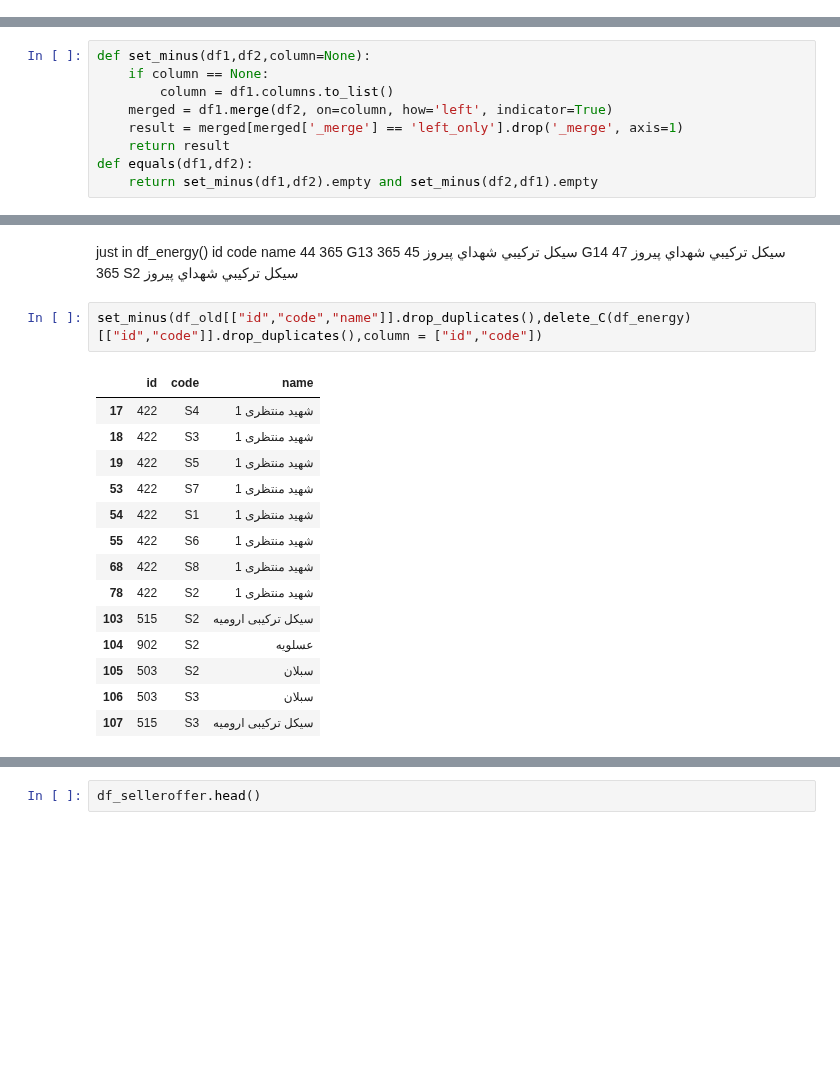
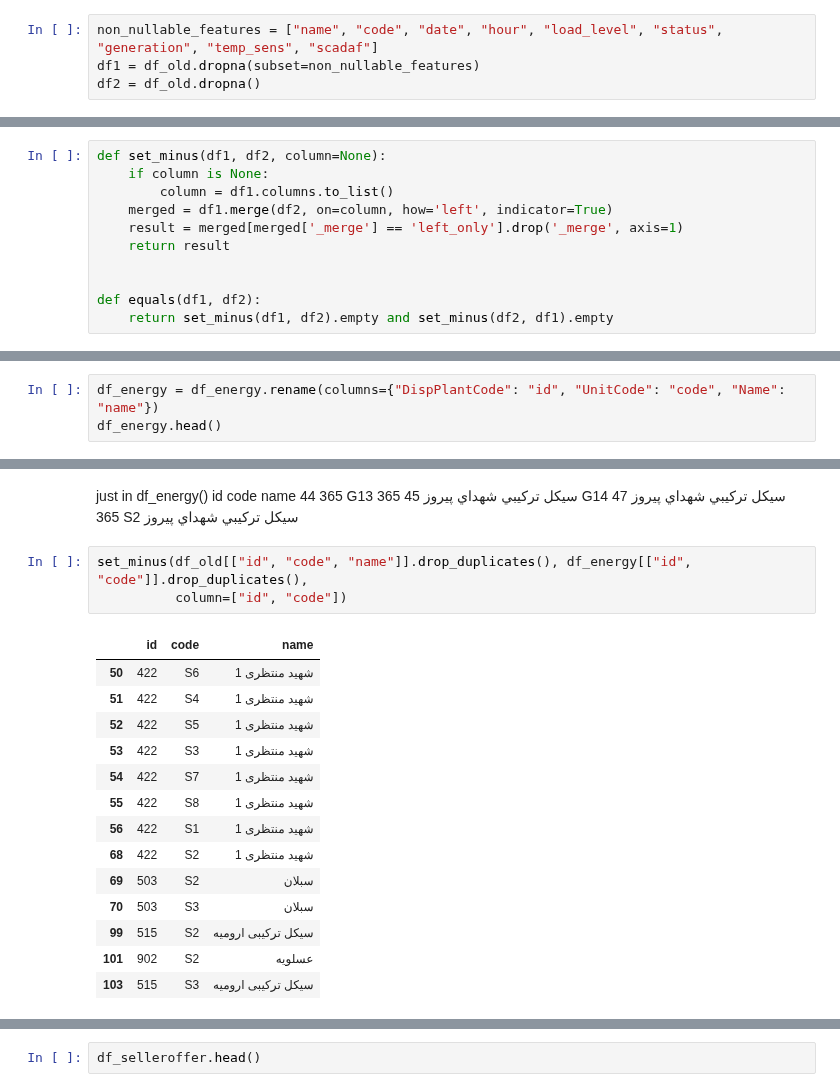
Before and after one commit to SHSMJ200/Bargh_ML, a Jupyter notebook: src/models/jupyter_files/test_null_data.ipynb, the cells around one changed output, grey strips where cells are left out. Cells and saved outputs as stored; diff of their text form; blank space fills up the shorter version.

```diff
--- a/src/models/jupyter_files/test_null_data.ipynb
+++ b/src/models/jupyter_files/test_null_data.ipynb
@@ -18,0 +72,4 @@ df_selleroffer      = pd.read_csv(os.path.join(project_root, "data", "interim",
+# %%
+non_nullable_features = ["name", "code", "date", "hour", "load_level", "status", "generation", "temp_sens", "scadaf"]
+df1 = df_old.dropna(subset=non_nullable_features)
+df2 = df_old.dropna()
@@ -19,12 +121,14 @@ df_selleroffer      = pd.read_csv(os.path.join(project_root, "data", "interim",
 # %%
-def set_minus(df1,df2,column=None):
-    if column == None:
+def set_minus(df1, df2, column=None):
+    if column is None:
         column = df1.columns.to_list()
     merged = df1.merge(df2, on=column, how='left', indicator=True)
     result = merged[merged['_merge'] == 'left_only'].drop('_merge', axis=1)
     return result
-def equals(df1,df2):
-    return set_minus(df1,df2).empty and set_minus(df2,df1).empty
+
+
+def equals(df1, df2):
+    return set_minus(df1, df2).empty and set_minus(df2, df1).empty
 # %%
 def delete_C(df):
     df1 = df.copy()
@@ -33,0 +147,3 @@ def delete_C(df):
+# %%
+df_energy = df_energy.rename(columns={"DispPlantCode": "id", "UnitCode": "code", "Name": "name"})
+df_energy.head()
@@ -73,19 +198,20 @@ just in df_energy()
 45	365	G14	سيکل ترکيبي شهداي پيروز
 47	365	S2	سيکل ترکيبي شهداي پيروز
 # %%
-set_minus(df_old[["id","code","name"]].drop_duplicates(),delete_C(df_energy)[["id","code"]].drop_duplicates(),column = ["id","code"])
+set_minus(df_old[["id", "code", "name"]].drop_duplicates(), df_energy[["id", "code"]].drop_duplicates(),
+          column=["id", "code"])
 # %% [output]
 |  | id | code | name |
-| 17 | 422 | S4 | شهید منتظری 1 |
-| 18 | 422 | S3 | شهید منتظری 1 |
-| 19 | 422 | S5 | شهید منتظری 1 |
-| 53 | 422 | S7 | شهید منتظری 1 |
-| 54 | 422 | S1 | شهید منتظری 1 |
-| 55 | 422 | S6 | شهید منتظری 1 |
-| 68 | 422 | S8 | شهید منتظری 1 |
-| 78 | 422 | S2 | شهید منتظری 1 |
-| 103 | 515 | S2 | سیکل ترکیبی ارومیه |
-| 104 | 902 | S2 | عسلویه |
-| 105 | 503 | S2 | سبلان |
-| 106 | 503 | S3 | سبلان |
-| 107 | 515 | S3 | سیکل ترکیبی ارومیه |
+| 50 | 422 | S6 | شهید منتظری 1 |
+| 51 | 422 | S4 | شهید منتظری 1 |
+| 52 | 422 | S5 | شهید منتظری 1 |
+| 53 | 422 | S3 | شهید منتظری 1 |
+| 54 | 422 | S7 | شهید منتظری 1 |
+| 55 | 422 | S8 | شهید منتظری 1 |
+| 56 | 422 | S1 | شهید منتظری 1 |
+| 68 | 422 | S2 | شهید منتظری 1 |
+| 69 | 503 | S2 | سبلان |
+| 70 | 503 | S3 | سبلان |
+| 99 | 515 | S2 | سیکل ترکیبی ارومیه |
+| 101 | 902 | S2 | عسلویه |
+| 103 | 515 | S3 | سیکل ترکیبی ارومیه |
```
Also changed, not shown: parts of 30 cells of this notebook, 5 other files.
